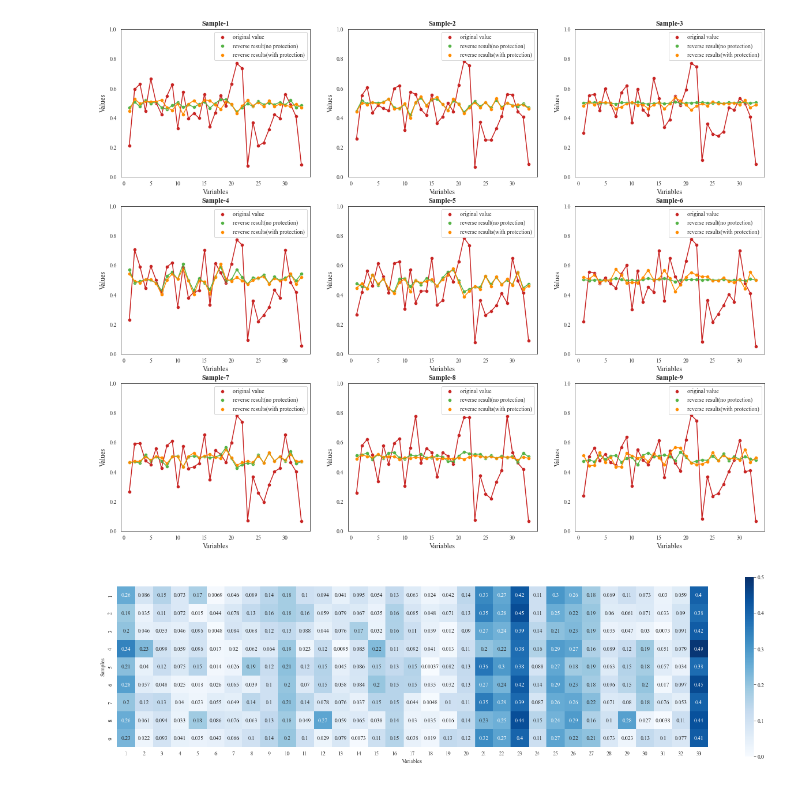
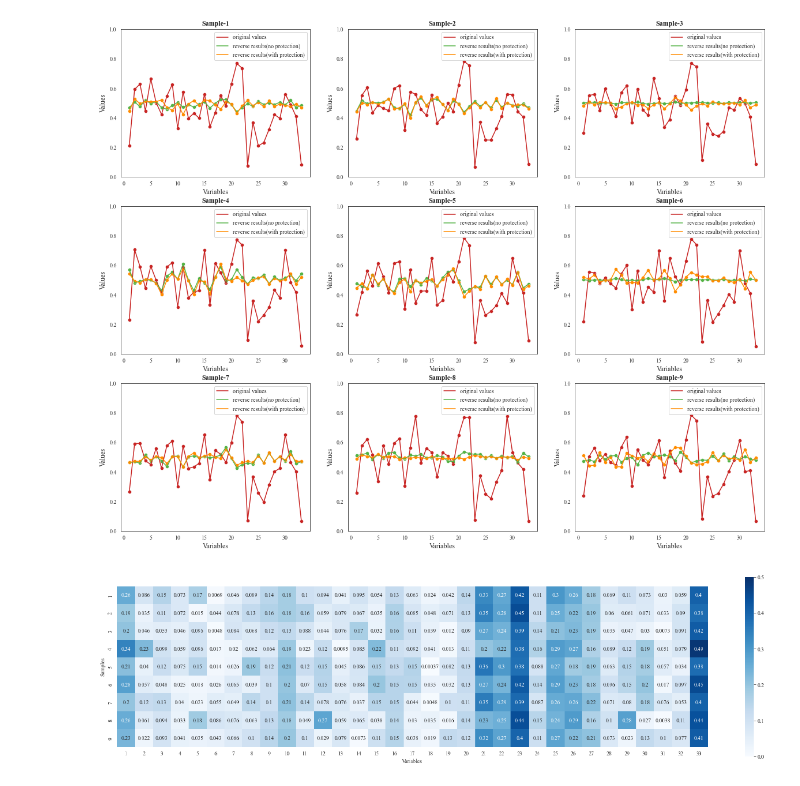
Before and after one commit to Lzl0318/dataLeakage-industrialFL, a Jupyter notebook: regression/analyze.ipynb, the cells around one changed output. Saved outputs shown, nothing was run; the diff lists cells and outputs as text; code cells hidden in the pictures.

```diff
--- a/regression/analyze.ipynb
+++ b/regression/analyze.ipynb
@@ -33,7 +33,7 @@ for i, c in enumerate(_list):
     ax[i].set_xlabel("Variables", fontsize=12)
     ax[i].set_ylabel("Values", fontsize=12)
     ax[i].set_title("Sample-"+str(i+1), fontsize=12, weight='bold')
-    ax[i].legend(labels=["original value", "reverse result(no protection)", "reverse results(with protection)"], loc="upper right", fontsize=10)
+    ax[i].legend(labels=["original values", "reverse results(no protection)", "reverse results(with protection)"], loc="upper right", fontsize=10)
     #plt.savefig("./results/dlg/回归折线.svg", dpi=500, bbox_inches='tight')
     plt.savefig("../论文图片/dlg回归折线图.pdf", dpi=600, bbox_inches='tight')
 # %% [output]
@@ -43,35 +43,35 @@ for i, c in enumerate(_list):
 train_data = np.load('../data/TE/regression/train_data.npy')
 _list=[10, 77, 123, 178, 234, 310, 366, 417, 488]
 df = pd.DataFrame(index=range(9), columns=["mse1", "mse2"])
 sns.set_style('white')
 fig, ax = plt.subplots(3, 3, figsize=(20, 16))
 plt.rcParams['font.sans-serif'] = ['Times New Roman']
 ax = ax.ravel()
 for i, c in enumerate(_list):
     original = train_data[c, :]
     reverse_result = np.load('./results/mia/reverse_result/' + str(c) + '.npy')
     reverse_result_protected = np.load('./results/mia/reverse_result_protected/' + str(c) + '.npy')
 
     df.loc[i, "mse1"] = mean_squared_error(original, reverse_result)
     df.loc[i, "mse2"] = mean_squared_error(original, reverse_result_protected)
 
     sns.scatterplot(x=range(1, 34), y=original, color="#c82423", markers=',', ax=ax[i])
     sns.scatterplot(x=range(1, 34), y=reverse_result, color='#54B345', markers=',', ax=ax[i])
     sns.scatterplot(x=range(1, 34), y=reverse_result_protected, color='darkorange', markers=',', ax=ax[i])
 
     sns.lineplot(x=range(1, 34), y=original, color="#c82423", ax=ax[i])
     sns.lineplot(x=range(1, 34), y=reverse_result, color='#54B345', ax=ax[i])
     sns.lineplot(x=range(1, 34), y=reverse_result_protected, color='darkorange', ax=ax[i])
 
     ax[i].set_ylim(0, 1)
     ax[i].set_xlabel("Variables", fontsize=12)
     ax[i].set_ylabel("Values", fontsize=12)
     ax[i].set_title("Sample-"+str(i+1), fontsize=12, weight='bold')
-    ax[i].legend(labels=["original value", "reverse result(no protection)", "reverse results(with protection)"], loc="upper right", fontsize=10)
+    ax[i].legend(labels=["original values", "reverse results(no protection)", "reverse results(with protection)"], loc="upper right", fontsize=10)
     #plt.savefig("./results/dlg/回归折线.svg", dpi=500, bbox_inches='tight')
     plt.savefig("../论文图片/mia回归折线图.pdf", dpi=600, bbox_inches='tight')
 # %% [output]
-[figure, old version]
+[figure, new version]
 # %%
 # mia heatmap
 train_data = np.load('../data/TE/regression/train_data.npy')
```
Also changed, not shown: parts of 1 cell of this notebook, 52 other files.
